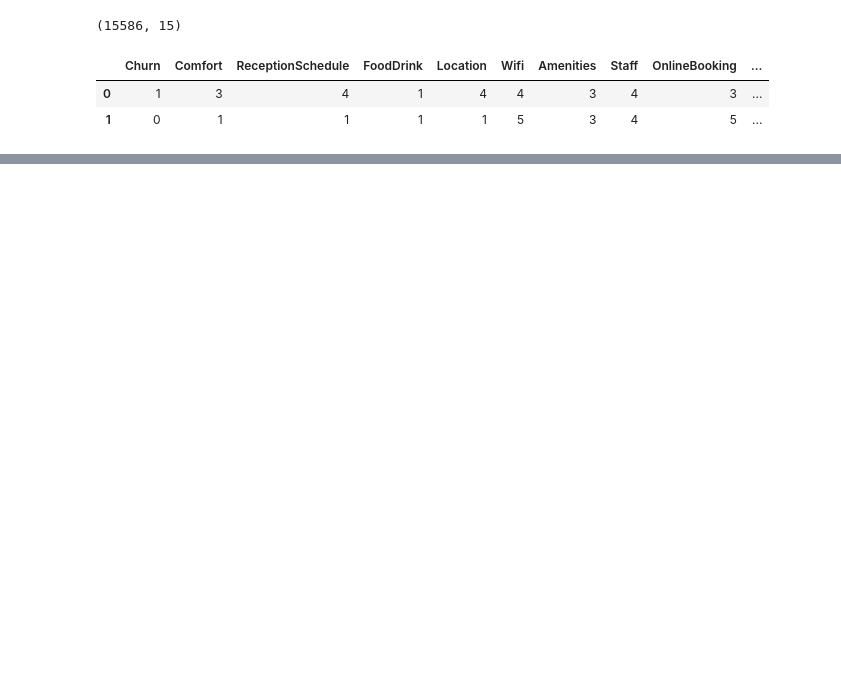
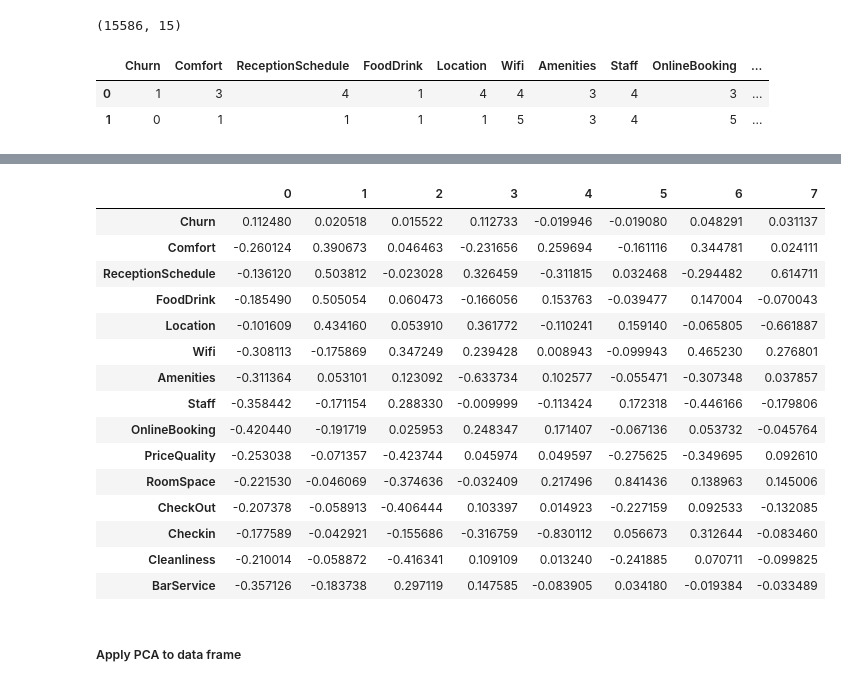
Before and after one commit to manelcbf/DSaML_Projects, a Jupyter notebook: Unsupervised_learning/202122_Cluster_Group07_Notebook.ipynb, the cells around one changed output, grey strips where cells are left out. Drawn from its saved outputs; the diff is of its cells as text; code cells hidden in the pictures; blank space fills up the shorter version.

```diff
--- a/Unsupervised_learning/202122_Cluster_Group07_Notebook.ipynb
+++ b/Unsupervised_learning/202122_Cluster_Group07_Notebook.ipynb
@@ -528,0 +540,22 @@ db_hotel_pca
+# %%
+hotel_components = pd.DataFrame(pca.components_[0:8], columns = db_hotel.columns).T
+hotel_components.style.apply(lambda x: ["background: #6dedeb" if abs(v) > 0.4 else "" for v in x], axis = 1)
+# %% [output]
+|  | 0 | 1 | 2 | 3 | 4 | 5 | 6 | 7 |
+| Churn | 0.112480 | 0.020518 | 0.015522 | 0.112733 | -0.019946 | -0.019080 | 0.048291 | 0.031137 |
+| Comfort | -0.260124 | 0.390673 | 0.046463 | -0.231656 | 0.259694 | -0.161116 | 0.344781 | 0.024111 |
+| ReceptionSchedule | -0.136120 | 0.503812 | -0.023028 | 0.326459 | -0.311815 | 0.032468 | -0.294482 | 0.614711 |
+| FoodDrink | -0.185490 | 0.505054 | 0.060473 | -0.166056 | 0.153763 | -0.039477 | 0.147004 | -0.070043 |
+| Location | -0.101609 | 0.434160 | 0.053910 | 0.361772 | -0.110241 | 0.159140 | -0.065805 | -0.661887 |
+| Wifi | -0.308113 | -0.175869 | 0.347249 | 0.239428 | 0.008943 | -0.099943 | 0.465230 | 0.276801 |
+| Amenities | -0.311364 | 0.053101 | 0.123092 | -0.633734 | 0.102577 | -0.055471 | -0.307348 | 0.037857 |
+| Staff | -0.358442 | -0.171154 | 0.288330 | -0.009999 | -0.113424 | 0.172318 | -0.446166 | -0.179806 |
+| OnlineBooking | -0.420440 | -0.191719 | 0.025953 | 0.248347 | 0.171407 | -0.067136 | 0.053732 | -0.045764 |
+| PriceQuality | -0.253038 | -0.071357 | -0.423744 | 0.045974 | 0.049597 | -0.275625 | -0.349695 | 0.092610 |
+| RoomSpace | -0.221530 | -0.046069 | -0.374636 | -0.032409 | 0.217496 | 0.841436 | 0.138963 | 0.145006 |
+| CheckOut | -0.207378 | -0.058913 | -0.406444 | 0.103397 | 0.014923 | -0.227159 | 0.092533 | -0.132085 |
+| Checkin | -0.177589 | -0.042921 | -0.155686 | -0.316759 | -0.830112 | 0.056673 | 0.312644 | -0.083460 |
+| Cleanliness | -0.210014 | -0.058872 | -0.416341 | 0.109109 | 0.013240 | -0.241885 | 0.070711 | -0.099825 |
+| BarService | -0.357126 | -0.183738 | 0.297119 | 0.147585 | -0.083905 | 0.034180 | -0.019384 | -0.033489 |
+# %% [markdown]
+##### Apply PCA to data frame
```
Also changed, not shown: parts of 30 cells of this notebook.
